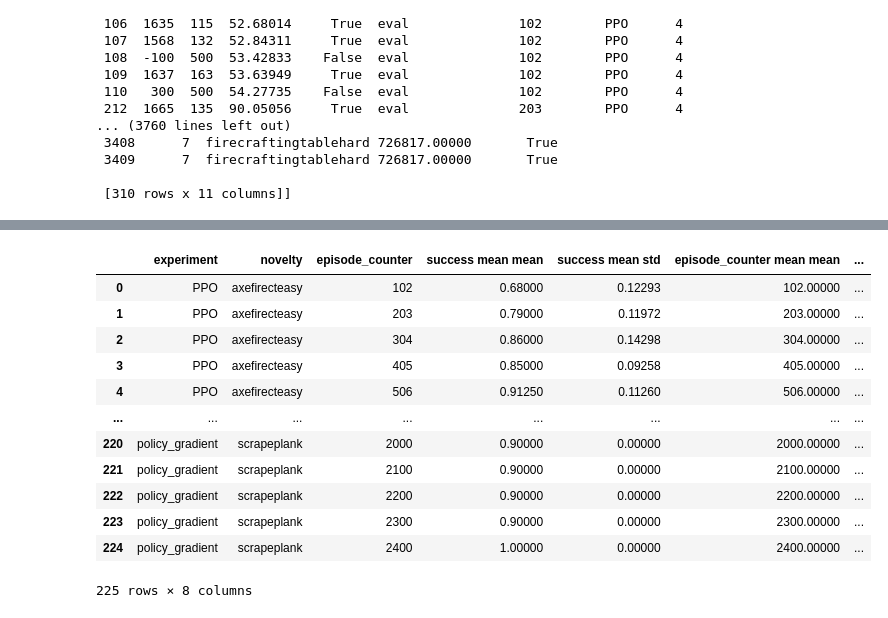
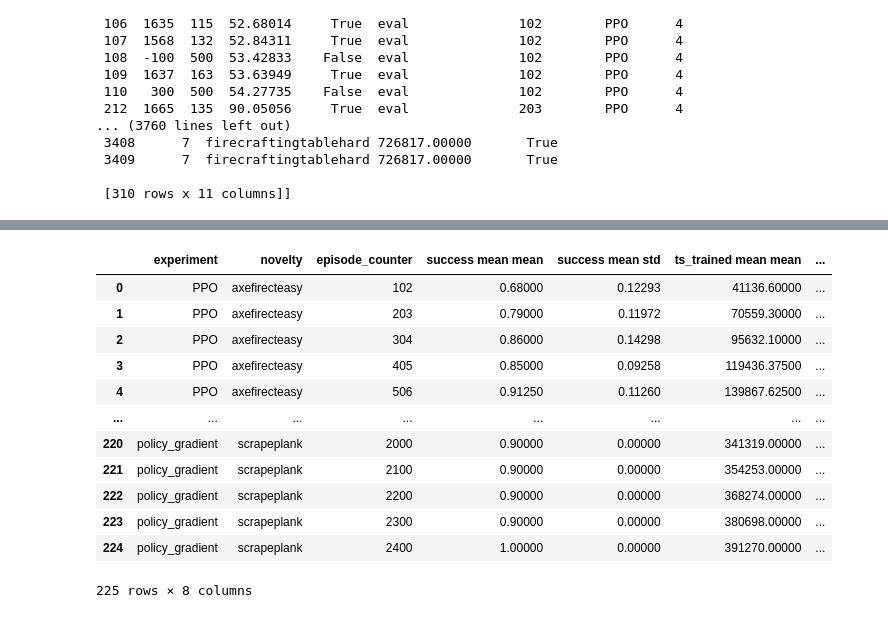
Before and after one commit to goelshivam1210/RAPid-Learn, a Jupyter notebook: baselines/notebooks/plot_post_novelty.ipynb, the cells around one changed output, grey strips where cells are left out. Cells and saved outputs as stored; diff of their text form; code cells hidden in the pictures.

```diff
--- a/baselines/notebooks/plot_post_novelty.ipynb
+++ b/baselines/notebooks/plot_post_novelty.ipynb
@@ -345,7 +311,7 @@ dfs
 
  [310 rows x 11 columns]]
 # %%
-per_trial_episode_df = results_df.groupby(by=["experiment", "novelty", "trial", "episode_counter"]).agg({'success': ['mean'], "episode_counter": "mean"}).reset_index()
+per_trial_episode_df = results_df.groupby(by=["experiment", "novelty", "trial", "episode_counter"]).agg({'success': ['mean'], "ts_trained": "mean"}).reset_index()
 per_trial_episode_df.columns = [' '.join(col).strip() for col in per_trial_episode_df.columns.values]
 per_trial_episode_df
 # %% [output]
@@ -364,23 +330,23 @@ per_trial_episode_df
 1162 rows × 6 columns
 # %%
-graph_df = per_trial_episode_df.groupby(by=["experiment", "novelty", "episode_counter"]).agg({'success mean': ['mean', 'std'], "episode_counter mean": "mean"}).reset_index()
+graph_df = per_trial_episode_df.groupby(by=["experiment", "novelty", "episode_counter"]).agg({'success mean': ['mean', 'std'], "ts_trained mean": "mean"}).reset_index()
 graph_df.fillna(0, inplace=True)
 graph_df.columns = [' '.join(col).strip() for col in graph_df.columns.values]
 graph_df["lower_std"] = (graph_df["success mean mean"] - graph_df["success mean std"]).clip(lower=0)
 graph_df["upper_std"] = (graph_df["success mean mean"] + graph_df["success mean std"]).clip(upper=1)
 
 graph_df
 # %% [output]
-|  | experiment | novelty | episode_counter | success mean mean | success mean std | episode_counter mean mean | ... |
-| 0 | PPO | axefirecteasy | 102 | 0.68000 | 0.12293 | 102.00000 | ... |
-| 1 | PPO | axefirecteasy | 203 | 0.79000 | 0.11972 | 203.00000 | ... |
-| 2 | PPO | axefirecteasy | 304 | 0.86000 | 0.14298 | 304.00000 | ... |
-| 3 | PPO | axefirecteasy | 405 | 0.85000 | 0.09258 | 405.00000 | ... |
-| 4 | PPO | axefirecteasy | 506 | 0.91250 | 0.11260 | 506.00000 | ... |
+|  | experiment | novelty | episode_counter | success mean mean | success mean std | ts_trained mean mean | ... |
+| 0 | PPO | axefirecteasy | 102 | 0.68000 | 0.12293 | 41136.60000 | ... |
+| 1 | PPO | axefirecteasy | 203 | 0.79000 | 0.11972 | 70559.30000 | ... |
+| 2 | PPO | axefirecteasy | 304 | 0.86000 | 0.14298 | 95632.10000 | ... |
+| 3 | PPO | axefirecteasy | 405 | 0.85000 | 0.09258 | 119436.37500 | ... |
+| 4 | PPO | axefirecteasy | 506 | 0.91250 | 0.11260 | 139867.62500 | ... |
 | ... | ... | ... | ... | ... | ... | ... | ... |
-| 220 | policy_gradient | scrapeplank | 2000 | 0.90000 | 0.00000 | 2000.00000 | ... |
-| 221 | policy_gradient | scrapeplank | 2100 | 0.90000 | 0.00000 | 2100.00000 | ... |
-| 222 | policy_gradient | scrapeplank | 2200 | 0.90000 | 0.00000 | 2200.00000 | ... |
-| 223 | policy_gradient | scrapeplank | 2300 | 0.90000 | 0.00000 | 2300.00000 | ... |
-| 224 | policy_gradient | scrapeplank | 2400 | 1.00000 | 0.00000 | 2400.00000 | ... |
+| 220 | policy_gradient | scrapeplank | 2000 | 0.90000 | 0.00000 | 341319.00000 | ... |
+| 221 | policy_gradient | scrapeplank | 2100 | 0.90000 | 0.00000 | 354253.00000 | ... |
+| 222 | policy_gradient | scrapeplank | 2200 | 0.90000 | 0.00000 | 368274.00000 | ... |
+| 223 | policy_gradient | scrapeplank | 2300 | 0.90000 | 0.00000 | 380698.00000 | ... |
+| 224 | policy_gradient | scrapeplank | 2400 | 1.00000 | 0.00000 | 391270.00000 | ... |
 225 rows × 8 columns
```
Also changed, not shown: parts of 7 cells of this notebook.
